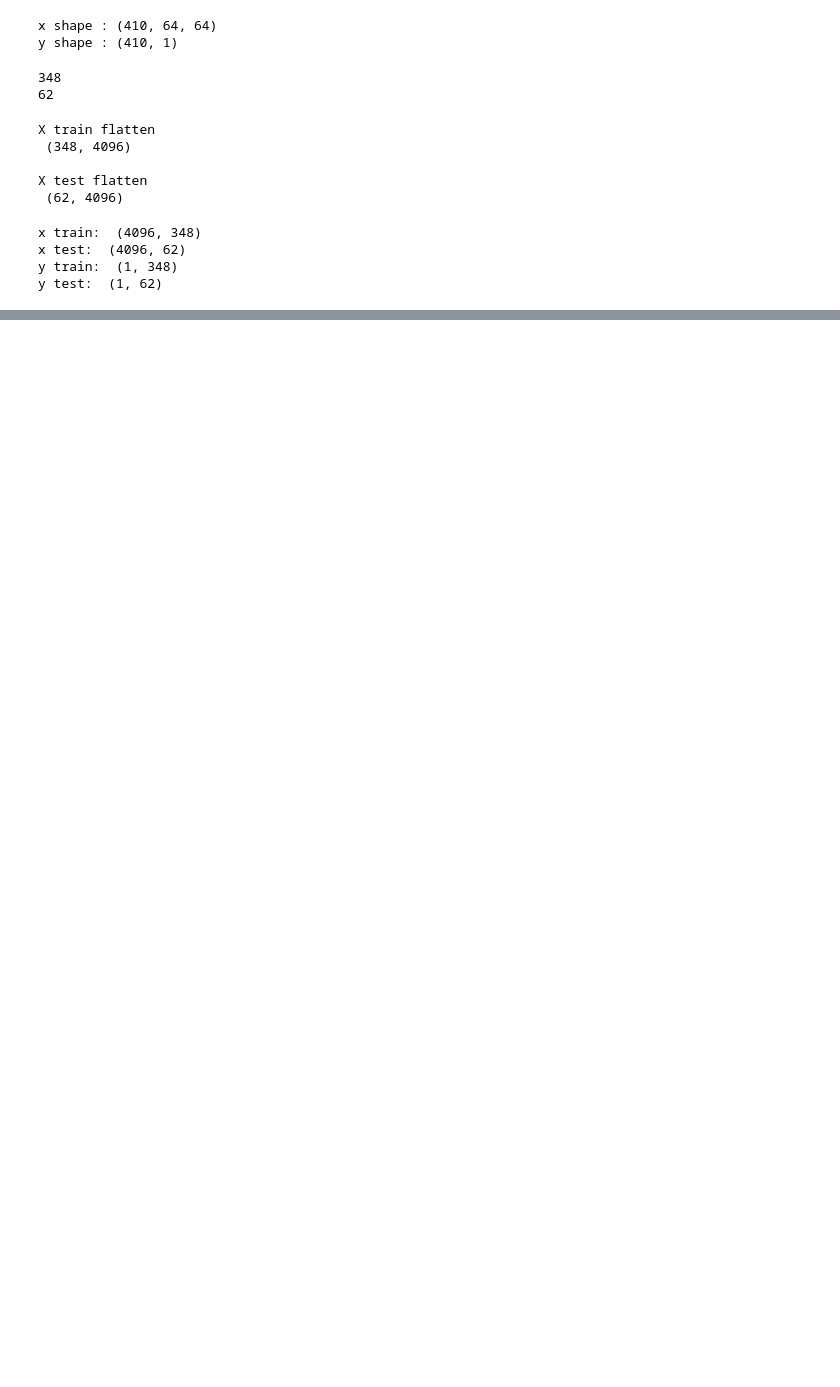
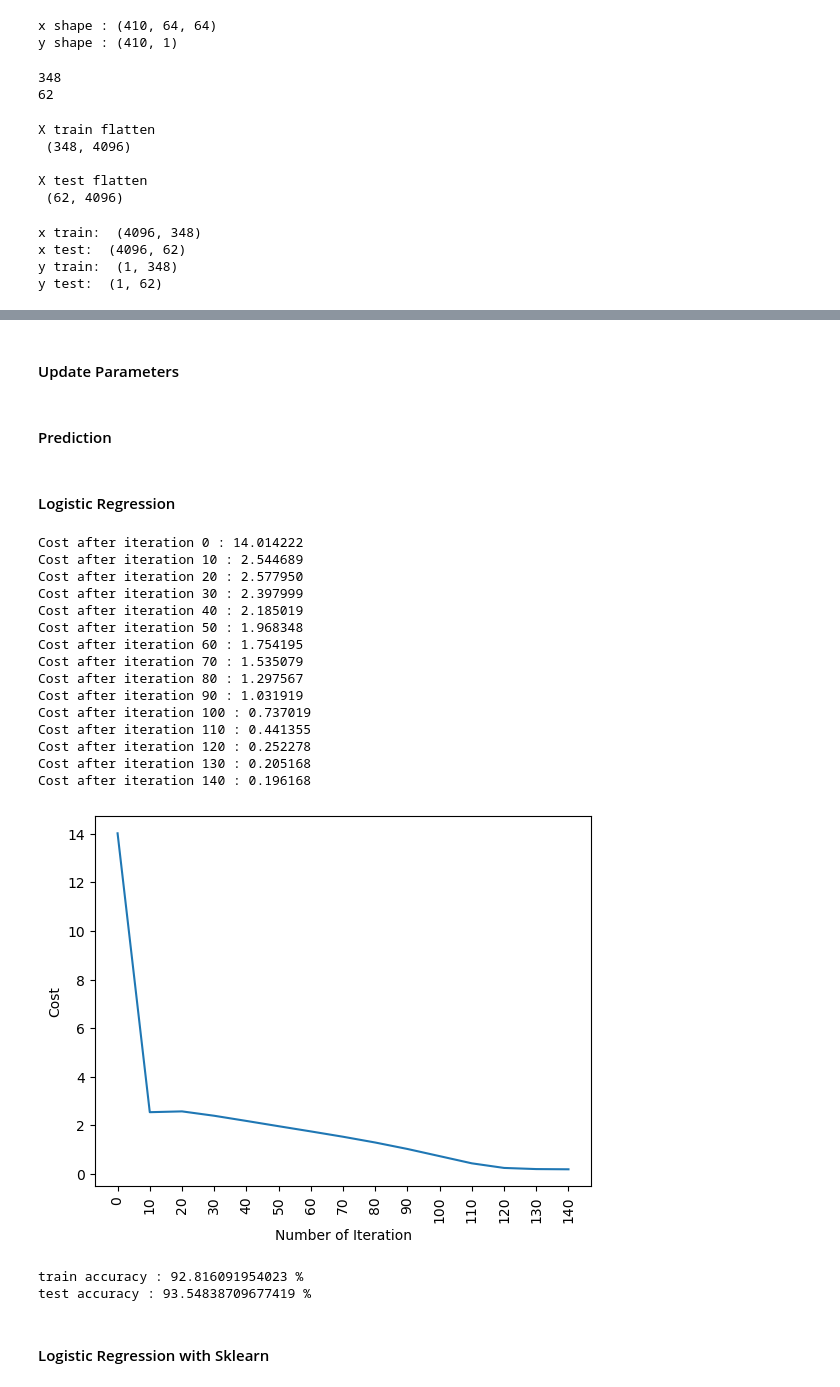
Before and after one commit to aleynadikall/deep-learning, a Jupyter notebook: sign_language_digits.ipynb, the cells around one changed output, grey strips where cells are left out. Cells and saved outputs as stored; diff of their text form; code cells hidden in the pictures; blank space fills up the shorter version.

Commit message:
Logistic Regression
-Computation Graph
-Initializing Parameters
-Forward Propagation
- Backward Propagation
-Update Parameters
-Prediction
-Logistic Regression
-Logistic Regression with Sklearn

```diff
--- a/sign_language_digits.ipynb
+++ b/sign_language_digits.ipynb
@@ -18,8 +22,8 @@ plt.axis("off")
 # %%
 x = np.concatenate((X[204:409], X[822:1027]), axis = 0)
-z = np.zeros(205)
+Z = np.zeros(205)
 o = np.ones(205)
-y = np.concatenate((z, o), axis = 0).reshape(x.shape[0],1)
+y = np.concatenate((Z, o), axis = 0).reshape(x.shape[0],1)
 print("x shape :", x.shape)
 print("y shape :", y.shape)
 # %% [output]
@@ -67,0 +91,6 @@ y test:  (1, 62)
+# %%
+# calculation of z
+# z = np.dot(w.T, x_train) + b
+def sigmoid(z):
+    y_head = 1/(1+np.exp(-z))
+    return y_head
@@ -67,0 +130,2 @@ y test:  (1, 62)
+# %% [markdown]
+#### Update Parameters
@@ -67,0 +164,58 @@ y test:  (1, 62)
+# %% [markdown]
+#### Prediction
+# %%
+def predict(w,b, x_test):
+    # x_test is a input for forward propagation
+    z = sigmoid(np.dot(w.T, x_test) + b)
+    Y_prediction = np.zeros((1, x_test.shape[1]))
+
+    # THRESHOLD
+    # if z is bigger than 0.5, our prediction is sign one (y_head = 1)
+    # if z is smaller than 0.5, our prediction is sign zero (y_head = 0)
+    for i in range(z.shape[1]):
+        if z[0,i] <= 0.5:
+            Y_prediction[0,i] = 0
+        else:
+            Y_prediction[0,i] = 1
+    return Y_prediction
+# %% [markdown]
+#### Logistic Regression
+# %%
+def logistic_regression(x_train, y_train, x_test, y_test, learning_rate, num_iterations):
+
+    # initialize
+    dimension = x_train.shape[0]  # 4096
+    w, b = initialize_weights_and_bias(dimension)
+
+    # don't change learning rate
+    parameters, gradients, cost_list = update(w, b, x_train, y_train, learning_rate, num_iterations)
+
+    y_prediction_test = predict(parameters["weight"], parameters["bias"], x_test)
+    y_prediction_train = predict(parameters["weight"], parameters["bias"], x_train)
+
+    # print train / test Errors
+    print("train accuracy : {} %".format(100 - np.mean(np.abs(y_prediction_train - y_train)) * 100))
+    print("test accuracy : {} %".format(100 - np.mean(np.abs(y_prediction_test - y_test)) * 100))
+
+logistic_regression(x_train, y_train_t, x_test, y_test_t, learning_rate = 0.01, num_iterations = 150)
+# %% [output]
+Cost after iteration 0 : 14.014222
+Cost after iteration 10 : 2.544689
+Cost after iteration 20 : 2.577950
+Cost after iteration 30 : 2.397999
+Cost after iteration 40 : 2.185019
+Cost after iteration 50 : 1.968348
+Cost after iteration 60 : 1.754195
+Cost after iteration 70 : 1.535079
+Cost after iteration 80 : 1.297567
+Cost after iteration 90 : 1.031919
+Cost after iteration 100 : 0.737019
+Cost after iteration 110 : 0.441355
+Cost after iteration 120 : 0.252278
+Cost after iteration 130 : 0.205168
+Cost after iteration 140 : 0.196168
+[figure, added]
+train accuracy : 92.816091954023 %
+test accuracy : 93.54838709677419 %
+# %% [markdown]
+#### Logistic Regression with Sklearn
```
Also changed, not shown: parts of 12 cells of this notebook.
